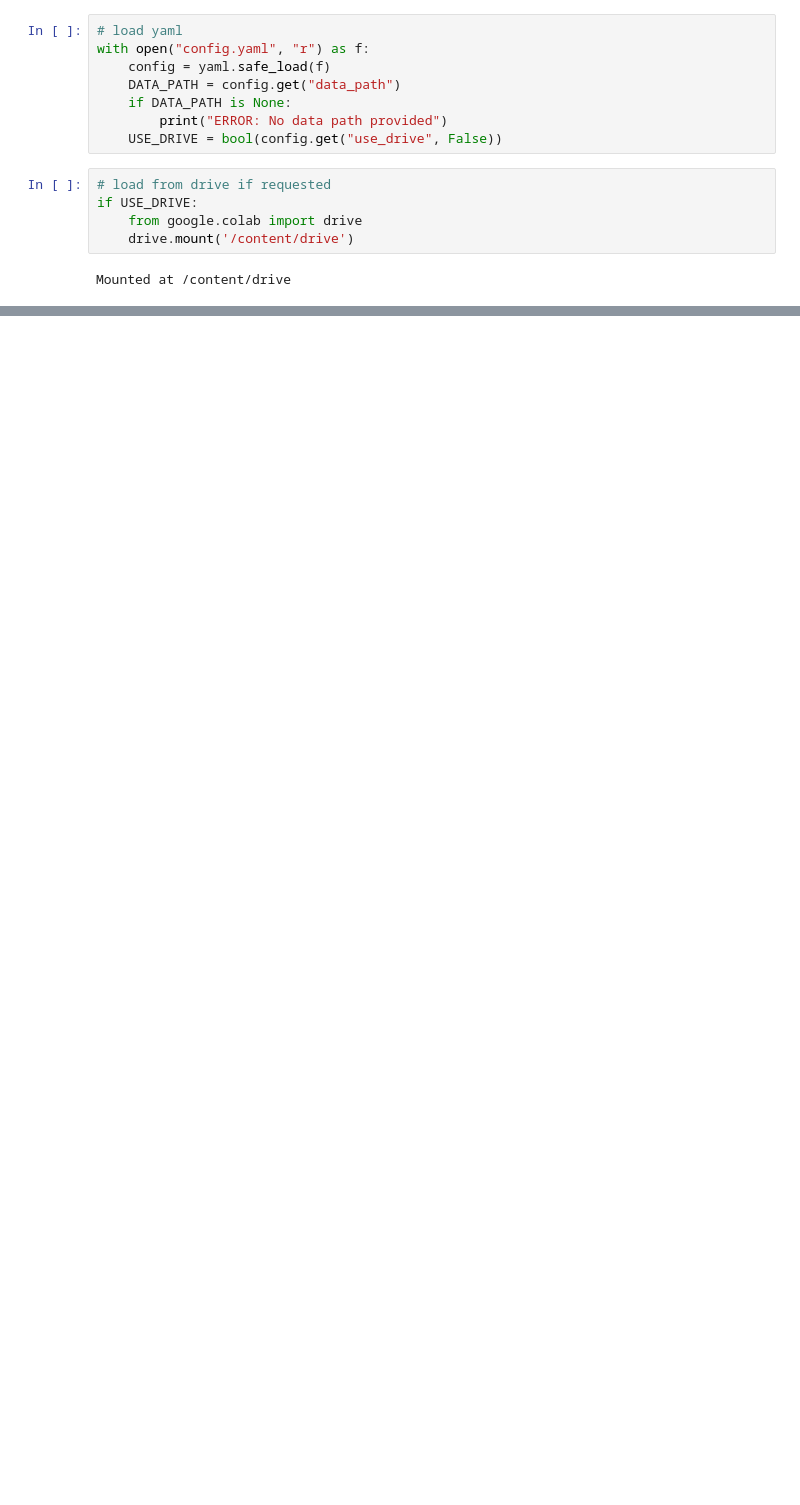
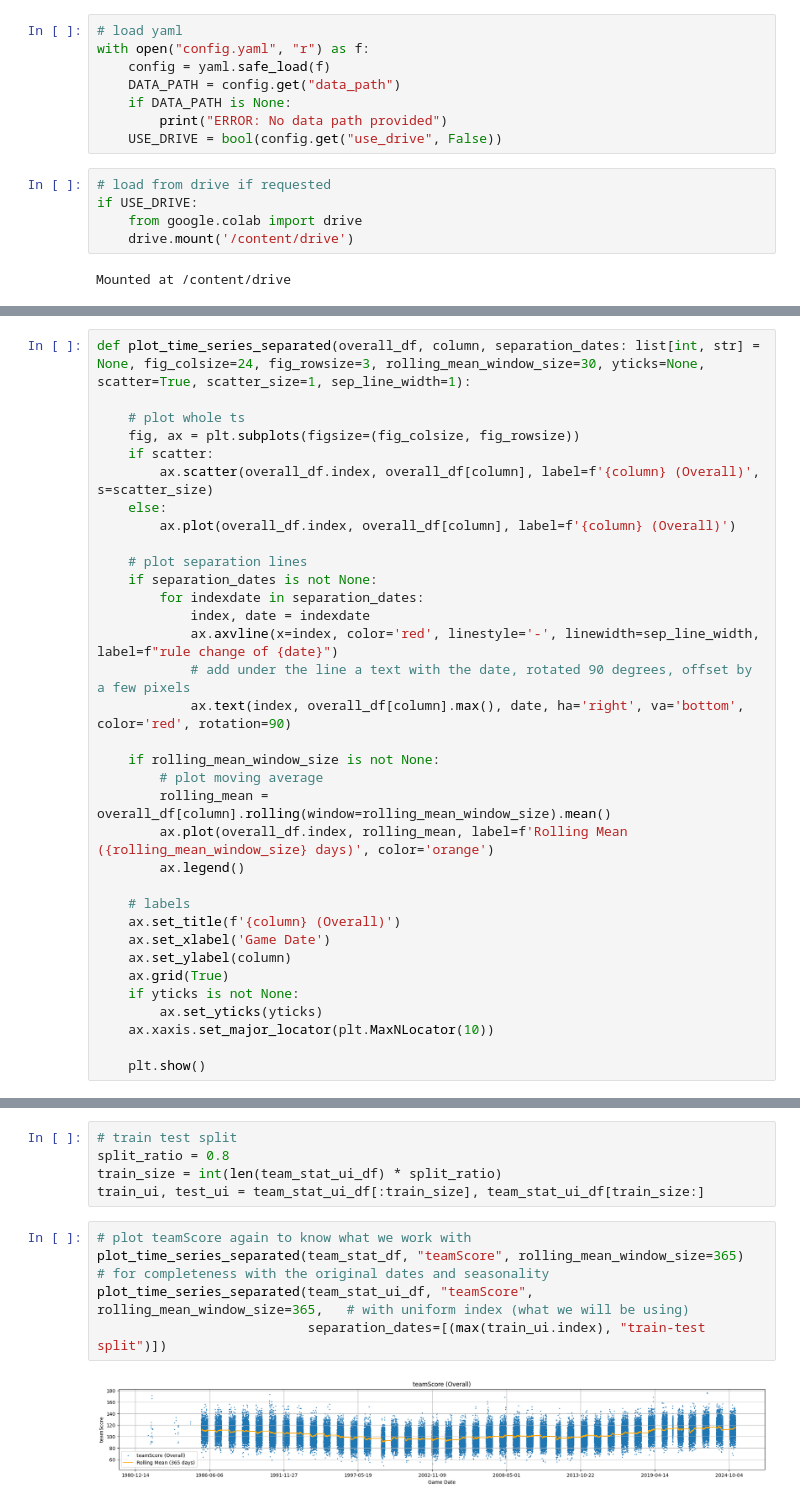
Before and after one commit to 5v3nn/uzh-esc403-data-science-project-nba, a Jupyter notebook: ts_team_prediction.ipynb, the cells around one changed output, grey strips where cells are left out. Saved outputs shown, nothing was run; the diff lists cells and outputs as text; blank space fills up the shorter version.

```diff
--- a/ts_team_prediction.ipynb
+++ b/ts_team_prediction.ipynb
@@ -66,0 +63,34 @@ memory usage: 16.6+ MB
+# %%
+def plot_time_series_separated(overall_df, column, separation_dates: list[int, str] = None, fig_colsize=24, fig_rowsize=3, rolling_mean_window_size=30, yticks=None, scatter=True, scatter_size=1, sep_line_width=1):
+
+    # plot whole ts
+    fig, ax = plt.subplots(figsize=(fig_colsize, fig_rowsize))
+    if scatter:
+        ax.scatter(overall_df.index, overall_df[column], label=f'{column} (Overall)', s=scatter_size)
+    else:
+        ax.plot(overall_df.index, overall_df[column], label=f'{column} (Overall)')
+
+    # plot separation lines
+    if separation_dates is not None:
+        for indexdate in separation_dates:
+            index, date = indexdate
+            ax.axvline(x=index, color='red', linestyle='-', linewidth=sep_line_width, label=f"rule change of {date}")
+            # add under the line a text with the date, rotated 90 degrees, offset by a few pixels
+            ax.text(index, overall_df[column].max(), date, ha='right', va='bottom', color='red', rotation=90)
+
+    if rolling_mean_window_size is not None:
+        # plot moving average
+        rolling_mean = overall_df[column].rolling(window=rolling_mean_window_size).mean()
+        ax.plot(overall_df.index, rolling_mean, label=f'Rolling Mean ({rolling_mean_window_size} days)', color='orange')
+        ax.legend()
+
+    # labels
+    ax.set_title(f'{column} (Overall)')
+    ax.set_xlabel('Game Date')
+    ax.set_ylabel(column)
+    ax.grid(True)
+    if yticks is not None:
+        ax.set_yticks(yticks)
+    ax.xaxis.set_major_locator(plt.MaxNLocator(10))
+
+    plt.show()
@@ -66,0 +126,12 @@ memory usage: 16.6+ MB
+# %%
+# train test split
+split_ratio = 0.8
+train_size = int(len(team_stat_ui_df) * split_ratio)
+train_ui, test_ui = team_stat_ui_df[:train_size], team_stat_ui_df[train_size:]
+# %%
+# plot teamScore again to know what we work with
+plot_time_series_separated(team_stat_df, "teamScore", rolling_mean_window_size=365)  # for completeness with the original dates and seasonality
+plot_time_series_separated(team_stat_ui_df, "teamScore", rolling_mean_window_size=365,   # with uniform index (what we will be using)
+                           separation_dates=[(max(train_ui.index), "train-test split")])
+# %% [output]
+[figure, added]
```
Also changed, not shown: parts of 37 cells of this notebook.
